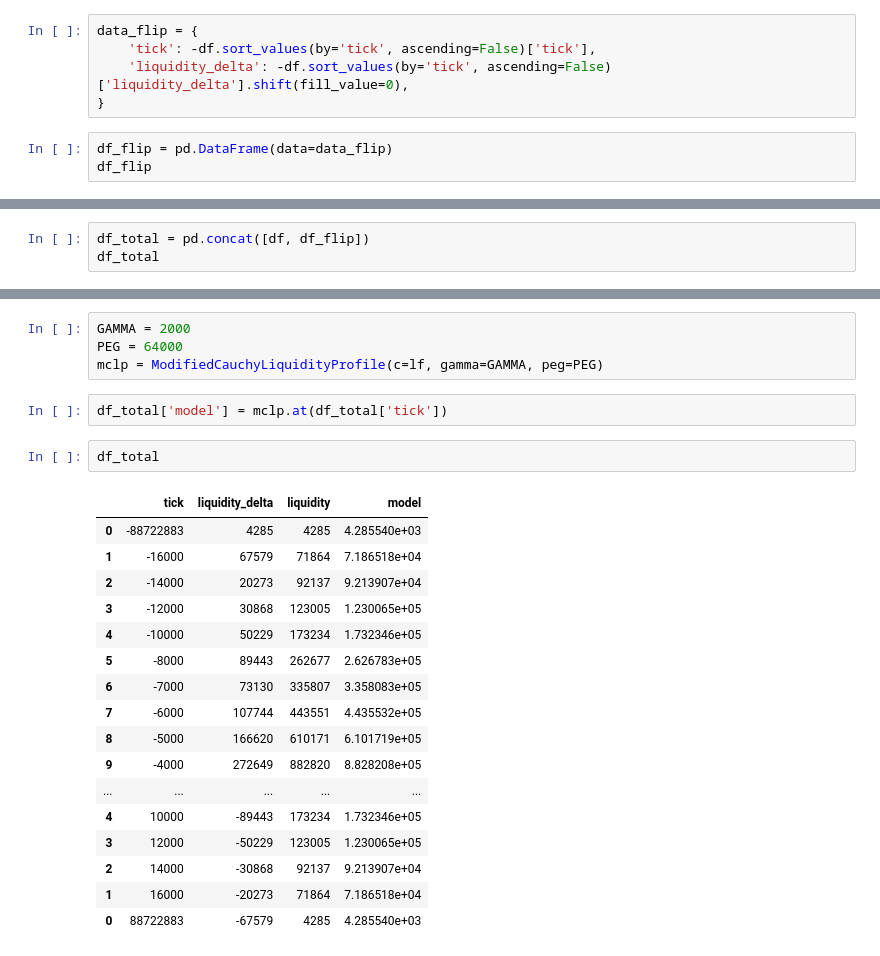
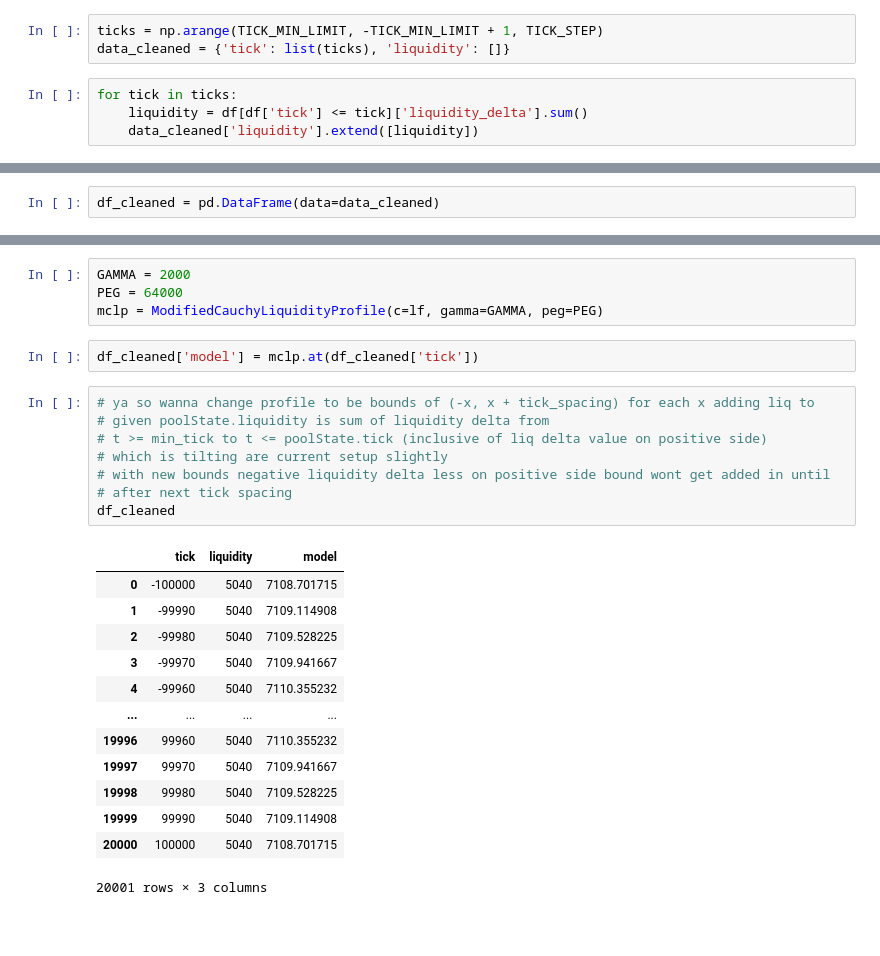
Before and after one commit to smolquants/cauchy-simulations-2025-03, a Jupyter notebook: notebook/actual.ipynb, the cells around one changed output, grey strips where cells are left out. Saved outputs shown, nothing was run; the diff lists cells and outputs as text; blank space fills up the shorter version.

```diff
--- a/notebook/actual.ipynb
+++ b/notebook/actual.ipynb
@@ -141,8 +139,7 @@ df
 # %%
-data_flip = {
-    'tick': -df.sort_values(by='tick', ascending=False)['tick'],
-    'liquidity_delta': -df.sort_values(by='tick', ascending=False)['liquidity_delta'].shift(fill_value=0),
-}
+ticks = np.arange(TICK_MIN_LIMIT, -TICK_MIN_LIMIT + 1, TICK_STEP)
+data_cleaned = {'tick': list(ticks), 'liquidity': []}
 # %%
-df_flip = pd.DataFrame(data=data_flip)
-df_flip
+for tick in ticks:
+    liquidity = df[df['tick'] <= tick]['liquidity_delta'].sum()
+    data_cleaned['liquidity'].extend([liquidity])
@@ -167,3 +146,2 @@ df_flip
 # %%
-df_total = pd.concat([df, df_flip])
-df_total
+df_cleaned = pd.DataFrame(data=data_cleaned)
@@ -233,25 +182,27 @@ GAMMA = 2000
 PEG = 64000
 mclp = ModifiedCauchyLiquidityProfile(c=lf, gamma=GAMMA, peg=PEG)
 # %%
-df_total['model'] = mclp.at(df_total['tick'])
+df_cleaned['model'] = mclp.at(df_cleaned['tick'])
 # %%
-df_total
+# ya so wanna change profile to be bounds of (-x, x + tick_spacing) for each x adding liq to
+# given poolState.liquidity is sum of liquidity delta from
+# t >= min_tick to t <= poolState.tick (inclusive of liq delta value on positive side)
+# which is tilting are current setup slightly
+# with new bounds negative liquidity delta less on positive side bound wont get added in until
+# after next tick spacing
+df_cleaned
 # %% [output]
-|  | tick | liquidity_delta | liquidity | model |
-| 0 | -88722883 | 4285 | 4285 | 4.285540e+03 |
-| 1 | -16000 | 67579 | 71864 | 7.186518e+04 |
-| 2 | -14000 | 20273 | 92137 | 9.213907e+04 |
-| 3 | -12000 | 30868 | 123005 | 1.230065e+05 |
-| 4 | -10000 | 50229 | 173234 | 1.732346e+05 |
-| 5 | -8000 | 89443 | 262677 | 2.626783e+05 |
-| 6 | -7000 | 73130 | 335807 | 3.358083e+05 |
-| 7 | -6000 | 107744 | 443551 | 4.435532e+05 |
-| 8 | -5000 | 166620 | 610171 | 6.101719e+05 |
-| 9 | -4000 | 272649 | 882820 | 8.828208e+05 |
-| ... | ... | ... | ... | ... |
-| 4 | 10000 | -89443 | 173234 | 1.732346e+05 |
-| 3 | 12000 | -50229 | 123005 | 1.230065e+05 |
-| 2 | 14000 | -30868 | 92137 | 9.213907e+04 |
-| 1 | 16000 | -20273 | 71864 | 7.186518e+04 |
-| 0 | 88722883 | -67579 | 4285 | 4.285540e+03 |
+|  | tick | liquidity | model |
+| 0 | -100000 | 5040 | 7108.701715 |
+| 1 | -99990 | 5040 | 7109.114908 |
+| 2 | -99980 | 5040 | 7109.528225 |
+| 3 | -99970 | 5040 | 7109.941667 |
+| 4 | -99960 | 5040 | 7110.355232 |
+| ... | ... | ... | ... |
+| 19996 | 99960 | 5040 | 7110.355232 |
+| 19997 | 99970 | 5040 | 7109.941667 |
+| 19998 | 99980 | 5040 | 7109.528225 |
+| 19999 | 99990 | 5040 | 7109.114908 |
+| 20000 | 100000 | 5040 | 7108.701715 |
+20001 rows × 3 columns
 # %%
```
Also changed, not shown: parts of 23 cells of this notebook.
